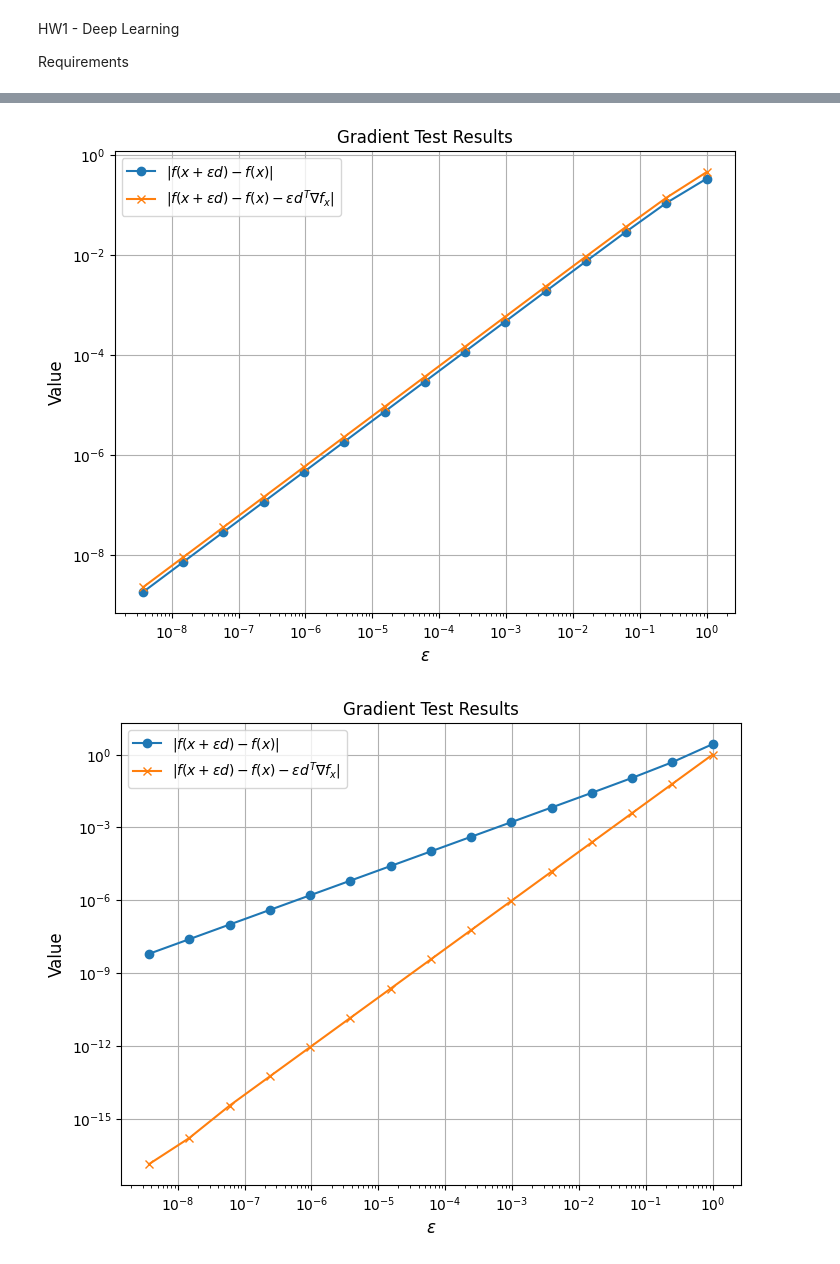
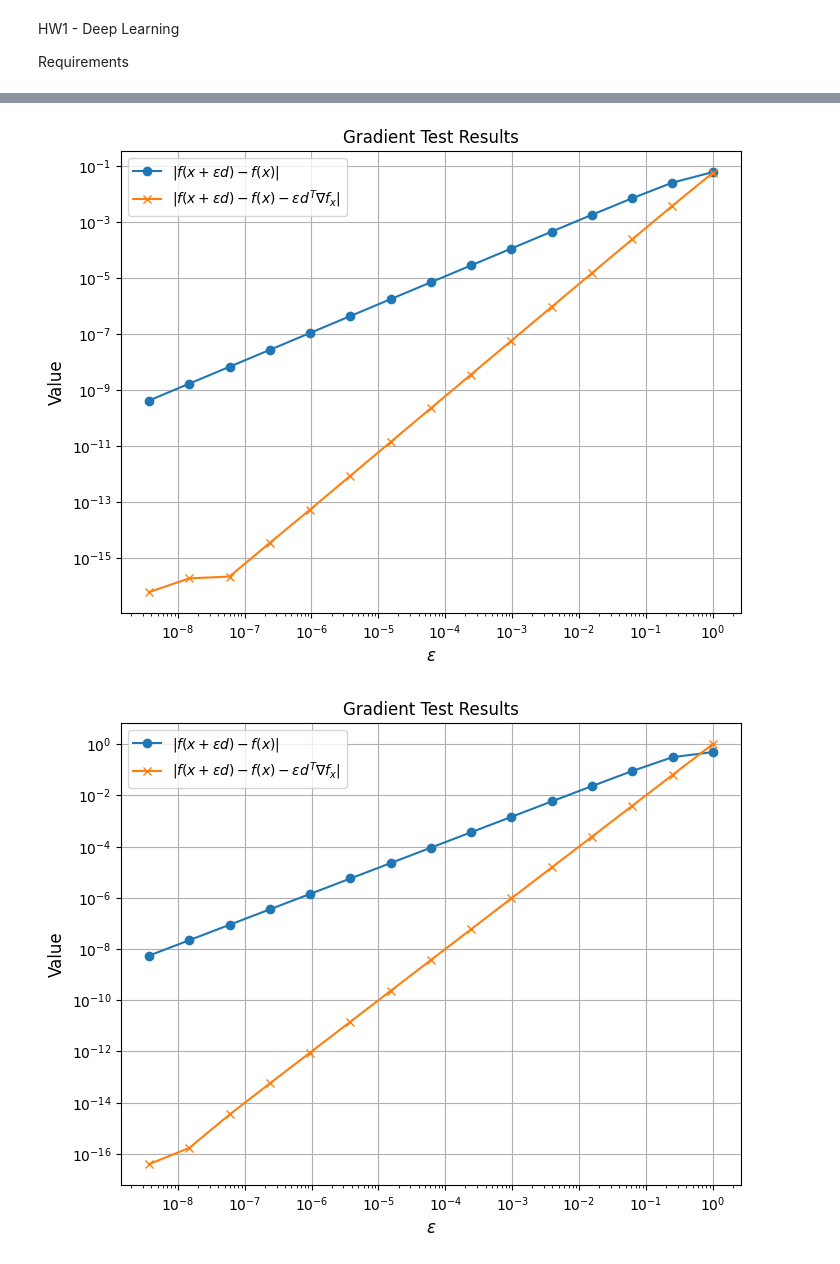
Before and after one commit to gigiadir/DeepLearning-HW1, a Jupyter notebook: HW1-Solution.ipynb, the cells around one changed output, grey strips where cells are left out. Drawn from its saved outputs; the diff is of its cells as text; code cells hidden in the pictures.

Commit message:
first draft, working

```diff
--- a/HW1-Solution.ipynb
+++ b/HW1-Solution.ipynb
@@ -70,11 +70,16 @@ def gradient_test(f, grad_f, dim):
     d = np.random.randn(dim)
     d = d / np.linalg.norm(d)
 
-    first_equation = np.array([f(x+eps*d) - f(x) for eps in epsilons])
-    second_equation = np.array([f(x+eps*d) - f(x) - eps*d.T@grad_f_x for eps in epsilons])
+    first_equation = np.array([np.abs(f(x+eps*d) - f(x)) for eps in epsilons])
+    second_equation = np.array([np.abs(f(x+eps*d) - f(x) - eps*d.T@grad_f_x) for eps in epsilons])
 
     generate_gradient_test_plot(epsilons, first_equation, second_equation)
 # %%
+# X (n+1 X m) - data. m data points each x in x in a vector of size n(+1)
+# W (n+1 X l) - map each vector to a distribution in the l-1 simplex
+# C (m x l) - each data point is a row with one hot vector in (1,...,l)
+
+
 def softmax_cross_entropy(X, W, C):
     X_t_W = X.T @ W
     exp_X_t_W = np.exp(X_t_W)
@@ -86,18 +91,22 @@ def softmax_cross_entropy(X, W, C):
 
     log_softmax_X_t_W = np.log(element_wise_devision_result)
     result = C * log_softmax_X_t_W
-    loss = np.sum(result)
+    m = X.shape[1]
+    loss = (-1/m) * np.sum(result)
 
     return loss
 
 def softmax_cross_entropy_gradient(X, W, C):
     X_t_W = X.T @ W
     exp_X_t_W = np.exp(X_t_W)
+
     sum_across_columns = np.sum(exp_X_t_W, axis=1)
     matrix = np.tile(sum_across_columns.reshape(-1, 1), W.shape[1])
+
     element_wise_devision_result = exp_X_t_W / matrix
+    m = X.shape[1]
 
-    result = (1/m) * X @ (element_wise_devision_result - C)
+    result =  (1/m) * X @ (element_wise_devision_result - C)
 
     return result
 # %%
@@ -111,33 +120,33 @@ def add_bias_features(X, W):
     W_star = np.vstack((W, random_row))
 
     return X_star, W_star
 
 n = 6
 m = 4
 l = 3
 
 X = np.random.randn(n, m)
 W = np.random.randn(n, l)
 C = np.eye(l)[np.array([1, 2, 3, 3]) - 1]
 
 X_star, W_star = add_bias_features(X, W)
 
 def func(w):
     w_new = w.reshape(n+1, l, order='F')
     softmax_cross_entropy_result = softmax_cross_entropy(X_star, w_new, C)
 
     return softmax_cross_entropy_result
 
 def grad(w):
     w_new = w.reshape(n+1, l, order='F')
     gradient = softmax_cross_entropy_gradient(X_star, w_new, C)
     gradient_vector = gradient.flatten(order='F')
 
     return gradient_vector
 
 gradient_test(func, grad, (n+1) * l)
 gradient_test(lambda x: x**2, lambda x: 2*x, 1)
-gradient_test(lambda (x,y):x)
+gradient_test(lambda v: np.sum(np.square(v)), lambda v: 2*v, 5)
 # %% [output]
-[figure, old version]
+[figure, new version]
-[figure, old version]
+[figure, new version]
```
Also changed, not shown: parts of 2 cells of this notebook.
